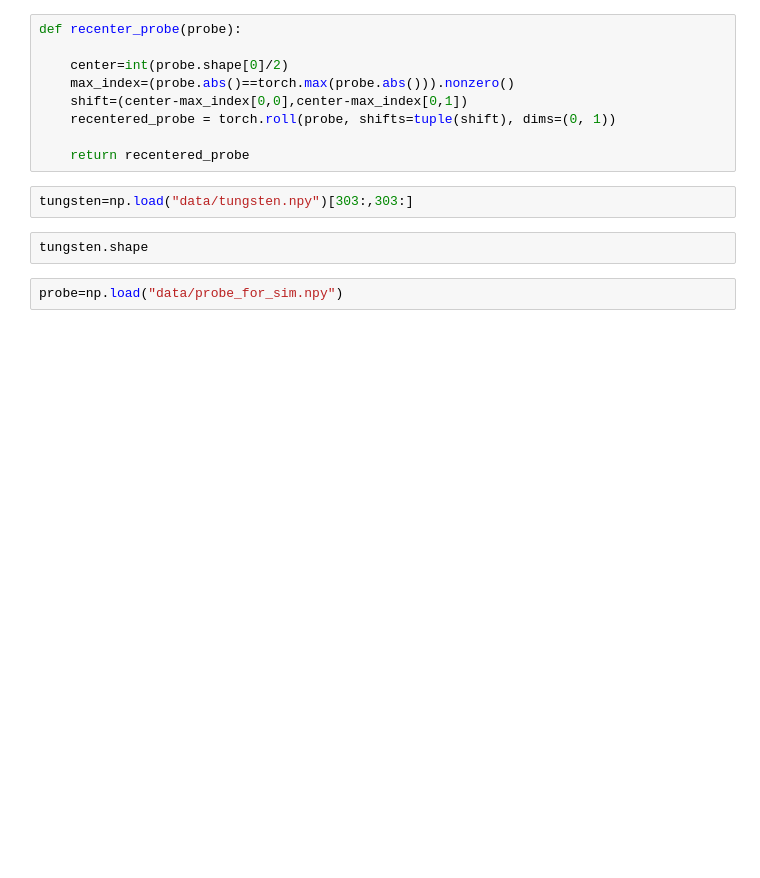
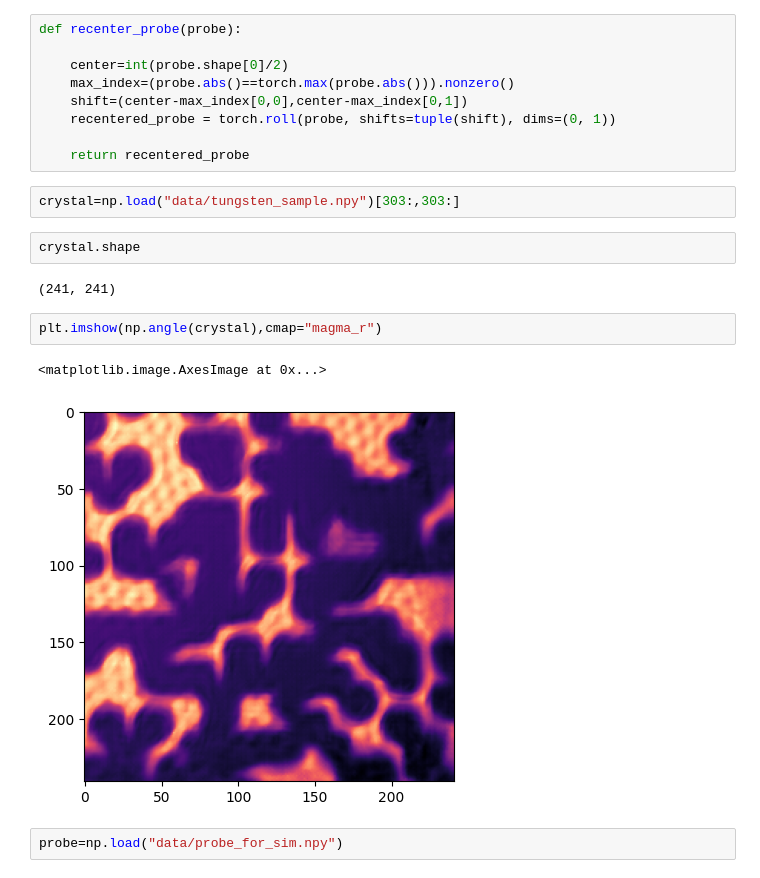
Before and after one commit to TISGroup/PtyINR, a Jupyter notebook: demo/interactive_rec_simulated_data.ipynb, the cells around one changed output. Saved outputs shown, nothing was run; the diff lists cells and outputs as text; blank space fills up the shorter version.

```diff
--- a/demo/interactive_rec_simulated_data.ipynb
+++ b/demo/interactive_rec_simulated_data.ipynb
@@ -25,9 +27,16 @@ def recenter_probe(probe):
 
     return recentered_probe
 # %%
-tungsten=np.load("data/tungsten.npy")[303:,303:]
+crystal=np.load("data/tungsten_sample.npy")[303:,303:]
 # %%
-tungsten.shape
+crystal.shape
+# %% [output]
+(241, 241)
+# %%
+plt.imshow(np.angle(crystal),cmap="magma_r")
+# %% [output]
+<matplotlib.image.AxesImage at 0x...>
+[figure, added]
 # %%
 probe=np.load("data/probe_for_sim.npy")
 # %%
```
Also changed, not shown: parts of 16 cells of this notebook, 1 other file.
